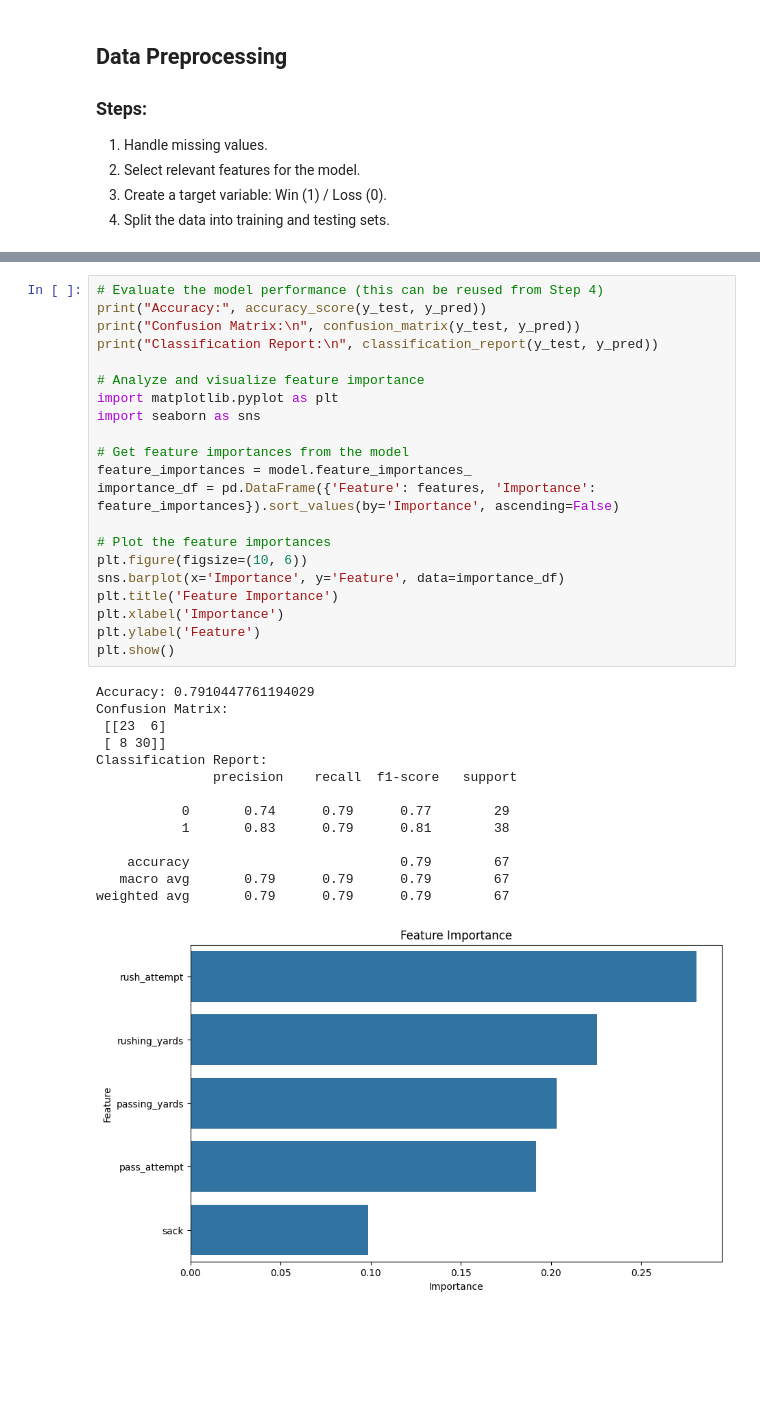
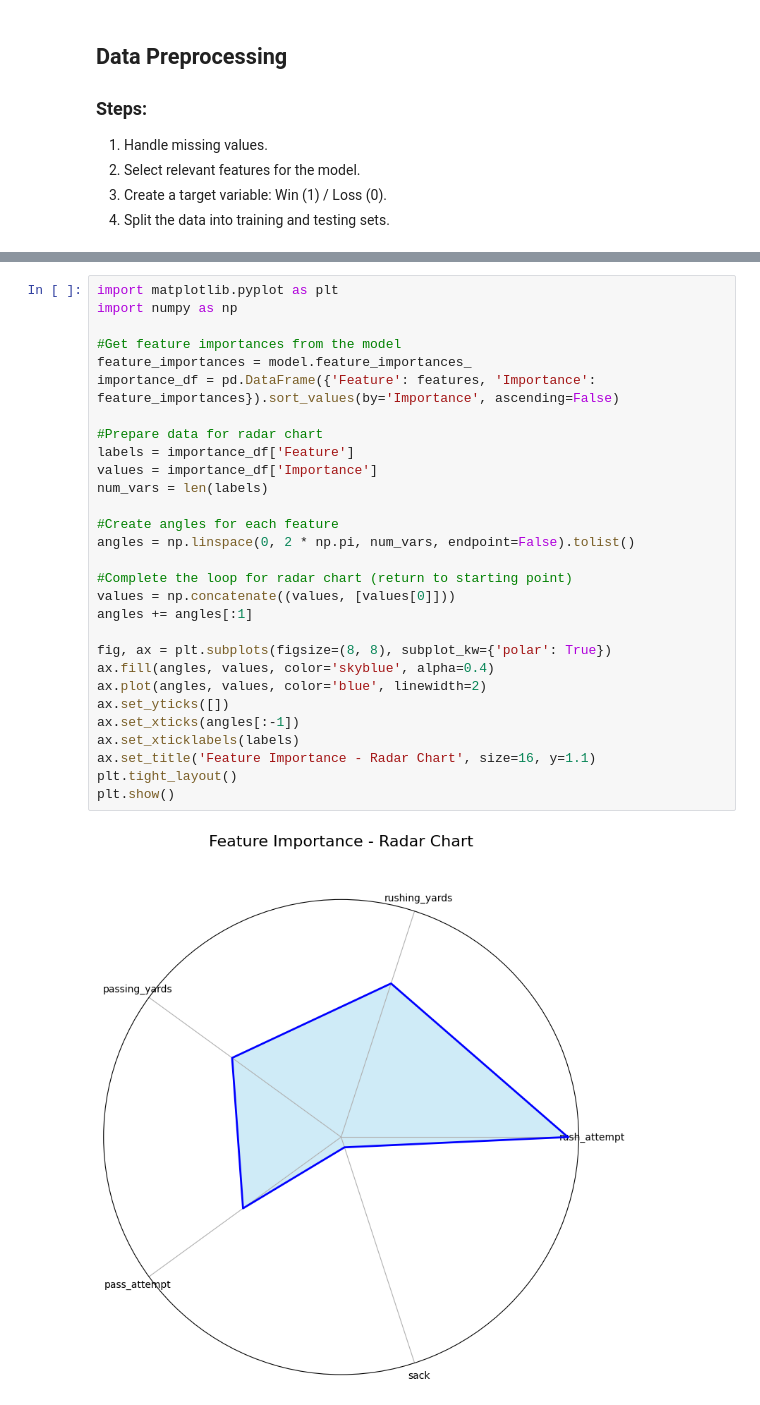
Before and after one commit to t-radke/CS3210-final, a Jupyter notebook: Project-Milestone-OPEN-ME/project_milestone_radke.ipynb, the cells around one changed output, grey strips where cells are left out. Saved outputs shown, nothing was run; the diff lists cells and outputs as text; blank space fills up the shorter version.

```diff
--- a/Project-Milestone-OPEN-ME/project_milestone_radke.ipynb
+++ b/Project-Milestone-OPEN-ME/project_milestone_radke.ipynb
@@ -86,39 +80,34 @@ In this step, we evaluate the performance of the Random Forest model and analyze
 
 ### Feature Importance:
 We analyze the contribution of each feature to the predictions using the model's feature importance scores.
-# %%
-# Evaluate the model performance (this can be reused from Step 4)
-print("Accuracy:", accuracy_score(y_test, y_pred))
-print("Confusion Matrix:\n", confusion_matrix(y_test, y_pred))
-print("Classification Report:\n", classification_report(y_test, y_pred))
-
-# Analyze and visualize feature importance
-import matplotlib.pyplot as plt
-import seaborn as sns
-
-# Get feature importances from the model
-feature_importances = model.feature_importances_
-importance_df = pd.DataFrame({'Feature': features, 'Importance': feature_importances}).sort_values(by='Importance', ascending=False)
-
-# Plot the feature importances
-plt.figure(figsize=(10, 6))
-sns.barplot(x='Importance', y='Feature', data=importance_df)
-plt.title('Feature Importance')
-plt.xlabel('Importance')
-plt.ylabel('Feature')
-plt.show()
-# %% [output]
-Accuracy: 0.7910447761194029
-Confusion Matrix:
- [[23  6]
- [ 8 30]]
-Classification Report:
-               precision    recall  f1-score   support
-
-           0       0.74      0.79      0.77        29
-           1       0.83      0.79      0.81        38
-
-    accuracy                           0.79        67
-   macro avg       0.79      0.79      0.79        67
-weighted avg       0.79      0.79      0.79        67
-[figure, removed]
+# %%
+import matplotlib.pyplot as plt
+import numpy as np
+
+#Get feature importances from the model
+feature_importances = model.feature_importances_
+importance_df = pd.DataFrame({'Feature': features, 'Importance': feature_importances}).sort_values(by='Importance', ascending=False)
+
+#Prepare data for radar chart
+labels = importance_df['Feature']
+values = importance_df['Importance']
+num_vars = len(labels)
+
+#Create angles for each feature
+angles = np.linspace(0, 2 * np.pi, num_vars, endpoint=False).tolist()
+
+#Complete the loop for radar chart (return to starting point)
+values = np.concatenate((values, [values[0]]))
+angles += angles[:1]
+
+fig, ax = plt.subplots(figsize=(8, 8), subplot_kw={'polar': True})
+ax.fill(angles, values, color='skyblue', alpha=0.4)
+ax.plot(angles, values, color='blue', linewidth=2)
+ax.set_yticks([])
+ax.set_xticks(angles[:-1])
+ax.set_xticklabels(labels)
+ax.set_title('Feature Importance - Radar Chart', size=16, y=1.1)
+plt.tight_layout()
+plt.show()
+# %% [output]
+[figure, added]
```
Also changed, not shown: parts of 6 cells of this notebook.
